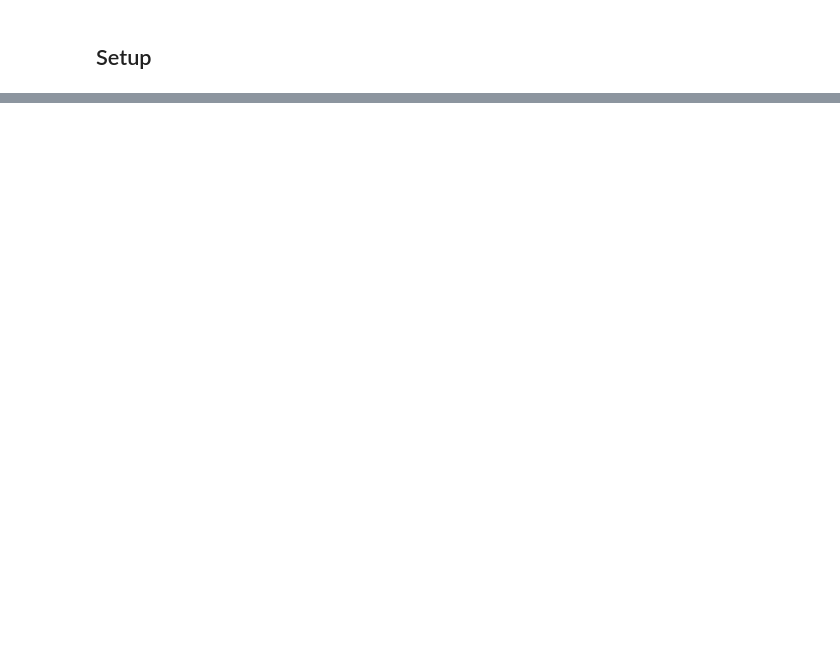
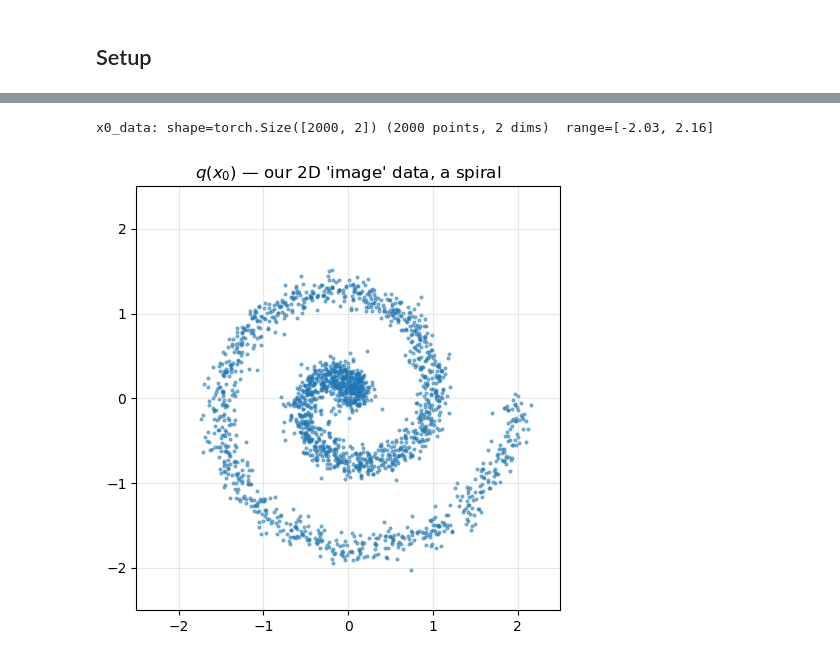
Before and after one commit to ms802x/image-gen-curriculum, a Jupyter notebook: day2/day2_paper_math_to_code.ipynb, the cells around one changed output, grey strips where cells are left out. Drawn from its saved outputs; the diff is of its cells as text; code cells hidden in the pictures; blank space fills up the shorter version.

```diff
--- a/day2/day2_paper_math_to_code.ipynb
+++ b/day2/day2_paper_math_to_code.ipynb
@@ -209,20 +16,0 @@ The neural network outputs the **mean** $\mu_\theta(x_t, t)$ and **covariance**
-# %%
-def one_reverse_step(x_t, mu_theta, sigma_theta, t):
-    """Sample x_{t-1} from N(mu_theta, sigma_theta^2 I). t=0 is a special case: no noise."""
-    if t == 0:
-        return mu_theta
-    noise = torch.randn_like(x_t)
-    return mu_theta + sigma_theta * noise
-
-# Stub: assume the network just outputs x_t scaled by 0.9 (no learning, just shape check).
-x_T = torch.randn(1, 3, 8, 8, device=DEVICE)
-print(f"x_T (initial noise): shape={x_T.shape}  std={x_T.std().item():.3f}")
-
-x = x_T.clone()
-for t in reversed(range(5)):  # only 5 steps for a shape check
-    mu = 0.9 * x                          # placeholder for mu_theta(x_t, t)
-    sigma = torch.tensor(0.1)             # placeholder for sigma_theta
-    x = one_reverse_step(x, mu, sigma, t)
-
-print(f"after 5 reverse steps: shape={x.shape}  std={x.std().item():.3f}")
-print("(values are meaningless without a trained model -- just verifying the loop runs)")
@@ -523,0 +109,21 @@ Every equation from sections 2 and 3 of the DDPM paper has a corresponding funct
+# %%
+def make_spiral(n=1000, noise=0.05):
+    """2D spiral data. n points, with a small bit of noise so the spiral has thickness."""
+    theta = torch.linspace(0, 4 * math.pi, n)
+    r = theta / (4 * math.pi)                  # radius grows with theta
+    x = r * torch.cos(theta) + noise * torch.randn(n)
+    y = r * torch.sin(theta) + noise * torch.randn(n)
+    return torch.stack([x, y], dim=1) * 2.0    # scale to make it visible
+
+torch.manual_seed(0)
+x0_data = make_spiral(2000)
+print(f"x0_data: shape={x0_data.shape} (2000 points, 2 dims)  range=[{x0_data.min():.2f}, {x0_data.max():.2f}]")
+
+fig, ax = plt.subplots(figsize=(5, 5))
+ax.scatter(x0_data[:, 0], x0_data[:, 1], s=4, alpha=0.5)
+ax.set_title(r"$q(x_0)$ — our 2D 'image' data, a spiral")
+ax.set_aspect("equal"); ax.grid(alpha=0.3); ax.set_xlim(-2.5, 2.5); ax.set_ylim(-2.5, 2.5)
+plt.tight_layout(); plt.show()
+# %% [output]
+x0_data: shape=torch.Size([2000, 2]) (2000 points, 2 dims)  range=[-2.03, 2.16]
+[figure, added]
```
Also changed, not shown: parts of 73 cells of this notebook, 1 other file.
